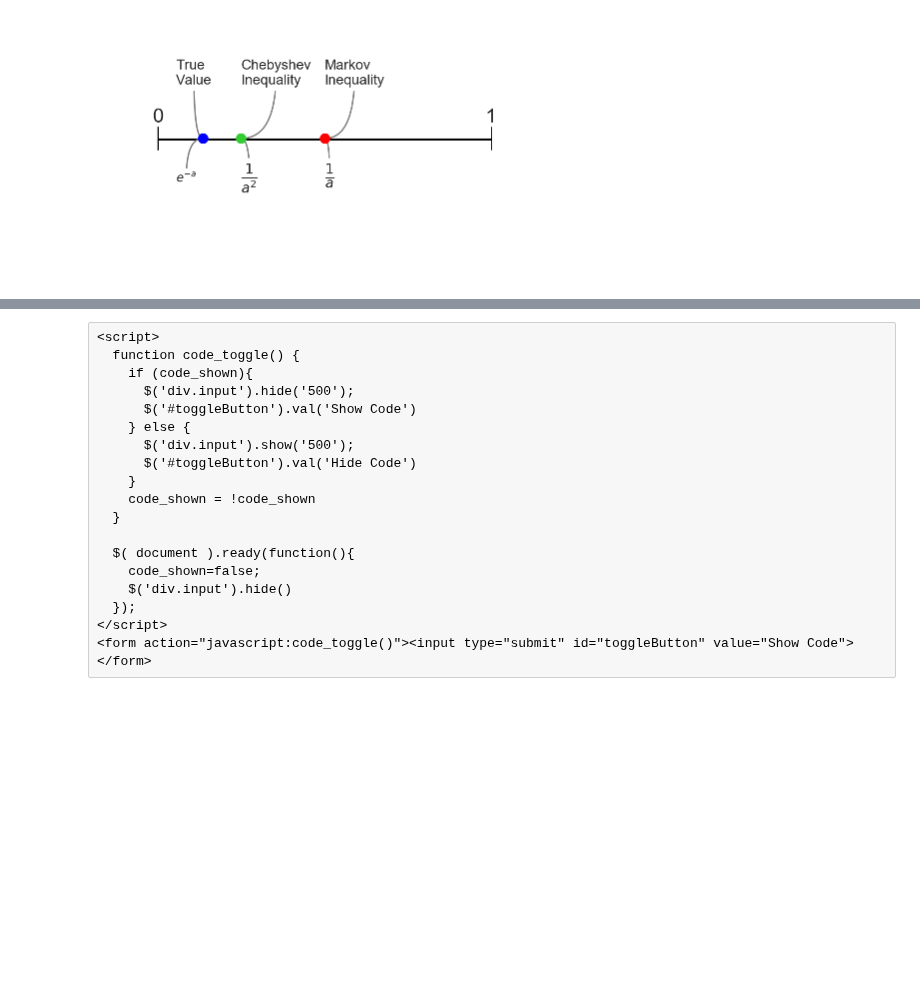
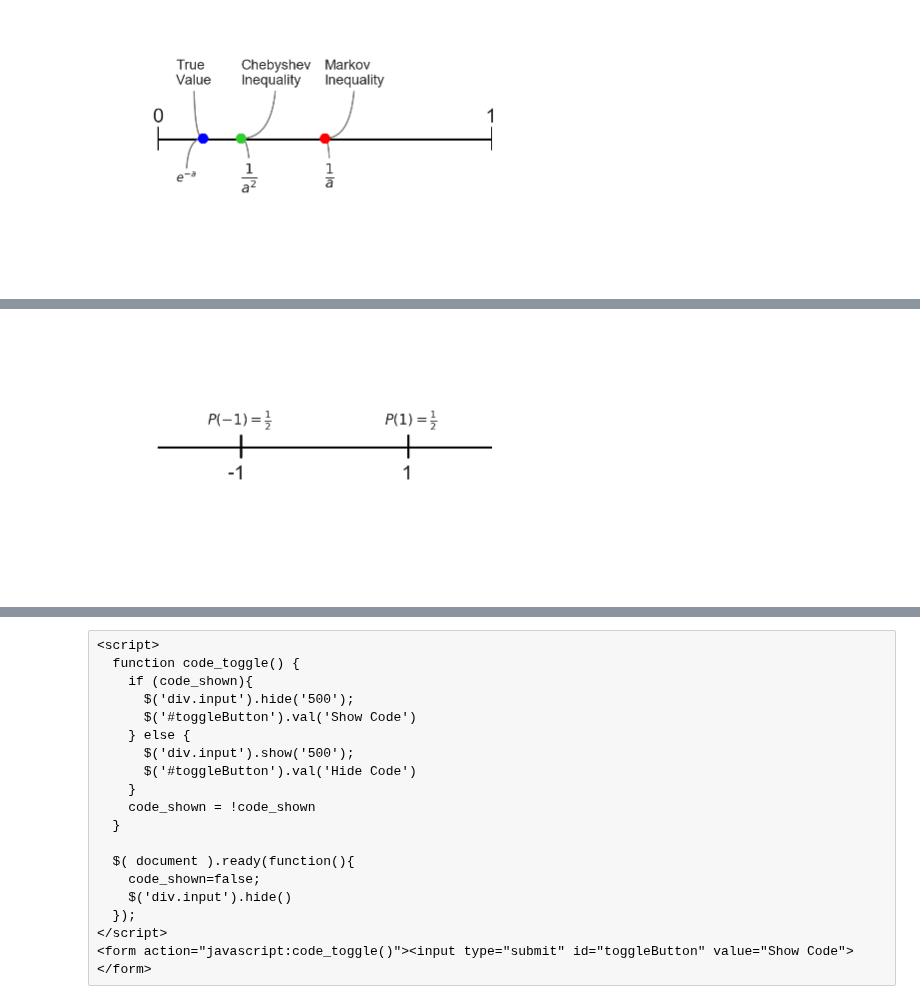
Before and after one commit to NathanielDake/intuitiveml, a Jupyter notebook: Mathematics/03-Probability-03-Inequalities.ipynb, the cells around one changed output, grey strips where cells are left out. Saved outputs shown, nothing was run; the diff lists cells and outputs as text; code cells hidden in the pictures; blank space fills up the shorter version.

```diff
--- a/Mathematics/03-Probability-03-Inequalities.ipynb
+++ b/Mathematics/03-Probability-03-Inequalities.ipynb
@@ -553,0 +572,44 @@ We can see a clear improvement in the Chebyshev Inequality compared the Markov I
+# %%
+fig, ax = plt.subplots()
+ax.set_xlim(0,1)
+ax.set_ylim(-.1,.1)
+
+plt.hlines(-0.001, 0, 1, color='black', zorder=1)
+
+plt.axvline(0.25, 0.45, 0.55, color='black')
+plt.axvline(0.75, 0.45, 0.55, color='black')
+
+plt.annotate(
+    '-1',
+    xy=(0, 0),
+    xytext=(0.25 -.04, -0.03),
+    size=20,
+)
+plt.annotate(
+    '1',
+    xy=(0, 0),
+    xytext=(0.73, -0.03),
+    size=20,
+)
+
+plt.annotate(
+    r'$P(-1) = \frac{1}{2}$',
+    xy=(0.25 -.04, -0.00008),
+    xytext=(0.25 -.02 - 0.08, 0.02),
+    size=14,
+    zorder=1
+)
+,
+plt.annotate(
+    r'$P(1) = \frac{1}{2}$',
+    xy=(0.73, -0.00008),
+    xytext=(0.68, 0.02),
+    size=14,
+    zorder=1
+)
+
+
+plt.axis('off')
+plt.show()
+# %% [output]
+[figure, added]
```
Also changed, not shown: parts of 8 cells of this notebook.
